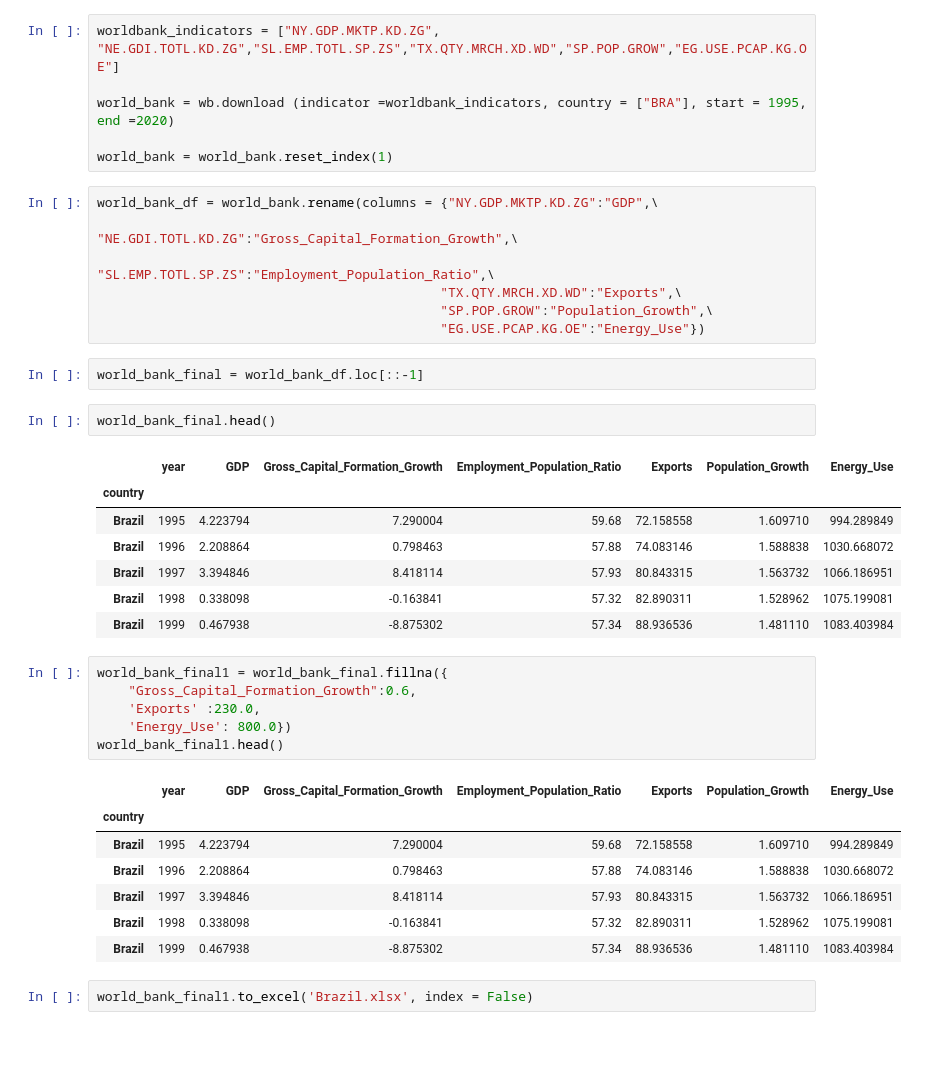
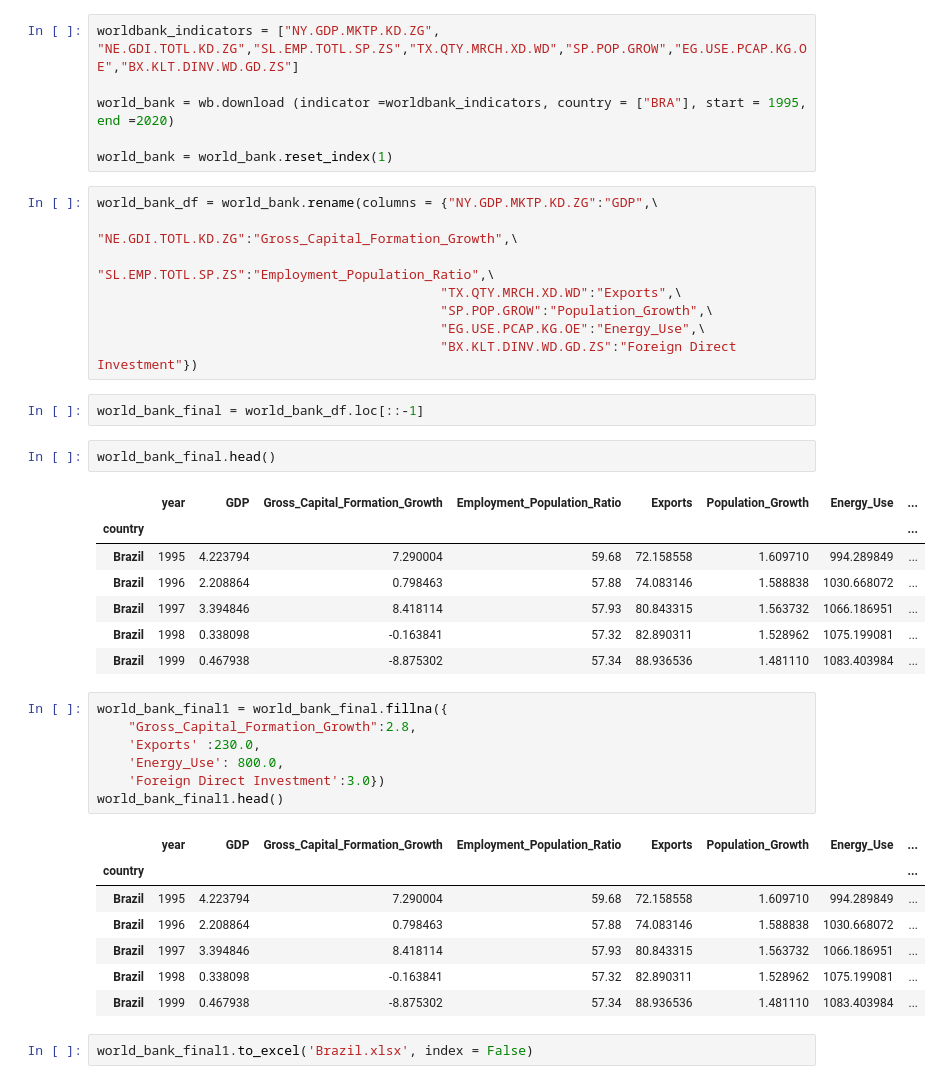
Before and after one commit to Durza75/COVID_BRICS, a Jupyter notebook: Regression_Analysis_BRICS_For_All.ipynb, the cells around one changed output. Drawn from its saved outputs; the diff is of its cells as text; blank space fills up the shorter version.

```diff
--- a/Regression_Analysis_BRICS_For_All.ipynb
+++ b/Regression_Analysis_BRICS_For_All.ipynb
@@ -521,7 +545,7 @@ r2_score_China
 # %% [markdown]
 # Regression for Brazil Data
 # %%
-worldbank_indicators = ["NY.GDP.MKTP.KD.ZG", "NE.GDI.TOTL.KD.ZG","SL.EMP.TOTL.SP.ZS","TX.QTY.MRCH.XD.WD","SP.POP.GROW","EG.USE.PCAP.KG.OE"]
+worldbank_indicators = ["NY.GDP.MKTP.KD.ZG", "NE.GDI.TOTL.KD.ZG","SL.EMP.TOTL.SP.ZS","TX.QTY.MRCH.XD.WD","SP.POP.GROW","EG.USE.PCAP.KG.OE","BX.KLT.DINV.WD.GD.ZS"]
 
 world_bank = wb.download (indicator =worldbank_indicators, country = ["BRA"], start = 1995, end =2020)
 
@@ -532,33 +556,35 @@ world_bank_df = world_bank.rename(columns = {"NY.GDP.MKTP.KD.ZG":"GDP",\
                                                "SL.EMP.TOTL.SP.ZS":"Employment_Population_Ratio",\
                                             "TX.QTY.MRCH.XD.WD":"Exports",\
                                             "SP.POP.GROW":"Population_Growth",\
-                                            "EG.USE.PCAP.KG.OE":"Energy_Use"})
+                                            "EG.USE.PCAP.KG.OE":"Energy_Use",\
+                                            "BX.KLT.DINV.WD.GD.ZS":"Foreign Direct Investment"})
 # %%
 world_bank_final = world_bank_df.loc[::-1]
 # %%
 world_bank_final.head()
 # %% [output]
-|  | year | GDP | Gross_Capital_Formation_Growth | Employment_Population_Ratio | Exports | Population_Growth | Energy_Use |
-| country |  |  |  |  |  |  |  |
-| Brazil | 1995 | 4.223794 | 7.290004 | 59.68 | 72.158558 | 1.609710 | 994.289849 |
-| Brazil | 1996 | 2.208864 | 0.798463 | 57.88 | 74.083146 | 1.588838 | 1030.668072 |
-| Brazil | 1997 | 3.394846 | 8.418114 | 57.93 | 80.843315 | 1.563732 | 1066.186951 |
-| Brazil | 1998 | 0.338098 | -0.163841 | 57.32 | 82.890311 | 1.528962 | 1075.199081 |
-| Brazil | 1999 | 0.467938 | -8.875302 | 57.34 | 88.936536 | 1.481110 | 1083.403984 |
+|  | year | GDP | Gross_Capital_Formation_Growth | Employment_Population_Ratio | Exports | Population_Growth | Energy_Use | ... |
+| country |  |  |  |  |  |  |  | ... |
+| Brazil | 1995 | 4.223794 | 7.290004 | 59.68 | 72.158558 | 1.609710 | 994.289849 | ... |
+| Brazil | 1996 | 2.208864 | 0.798463 | 57.88 | 74.083146 | 1.588838 | 1030.668072 | ... |
+| Brazil | 1997 | 3.394846 | 8.418114 | 57.93 | 80.843315 | 1.563732 | 1066.186951 | ... |
+| Brazil | 1998 | 0.338098 | -0.163841 | 57.32 | 82.890311 | 1.528962 | 1075.199081 | ... |
+| Brazil | 1999 | 0.467938 | -8.875302 | 57.34 | 88.936536 | 1.481110 | 1083.403984 | ... |
 # %%
 world_bank_final1 = world_bank_final.fillna({
-    "Gross_Capital_Formation_Growth":0.6,
+    "Gross_Capital_Formation_Growth":2.8,
     'Exports' :230.0,
-    'Energy_Use': 800.0})
+    'Energy_Use': 800.0,
+    'Foreign Direct Investment':3.0})
 world_bank_final1.head()
 # %% [output]
-|  | year | GDP | Gross_Capital_Formation_Growth | Employment_Population_Ratio | Exports | Population_Growth | Energy_Use |
-| country |  |  |  |  |  |  |  |
-| Brazil | 1995 | 4.223794 | 7.290004 | 59.68 | 72.158558 | 1.609710 | 994.289849 |
-| Brazil | 1996 | 2.208864 | 0.798463 | 57.88 | 74.083146 | 1.588838 | 1030.668072 |
-| Brazil | 1997 | 3.394846 | 8.418114 | 57.93 | 80.843315 | 1.563732 | 1066.186951 |
-| Brazil | 1998 | 0.338098 | -0.163841 | 57.32 | 82.890311 | 1.528962 | 1075.199081 |
-| Brazil | 1999 | 0.467938 | -8.875302 | 57.34 | 88.936536 | 1.481110 | 1083.403984 |
+|  | year | GDP | Gross_Capital_Formation_Growth | Employment_Population_Ratio | Exports | Population_Growth | Energy_Use | ... |
+| country |  |  |  |  |  |  |  | ... |
+| Brazil | 1995 | 4.223794 | 7.290004 | 59.68 | 72.158558 | 1.609710 | 994.289849 | ... |
+| Brazil | 1996 | 2.208864 | 0.798463 | 57.88 | 74.083146 | 1.588838 | 1030.668072 | ... |
+| Brazil | 1997 | 3.394846 | 8.418114 | 57.93 | 80.843315 | 1.563732 | 1066.186951 | ... |
+| Brazil | 1998 | 0.338098 | -0.163841 | 57.32 | 82.890311 | 1.528962 | 1075.199081 | ... |
+| Brazil | 1999 | 0.467938 | -8.875302 | 57.34 | 88.936536 | 1.481110 | 1083.403984 | ... |
 # %%
 world_bank_final1.to_excel('Brazil.xlsx', index = False)
 # %%
```
Also changed, not shown: parts of 66 cells of this notebook, 9 other files.
